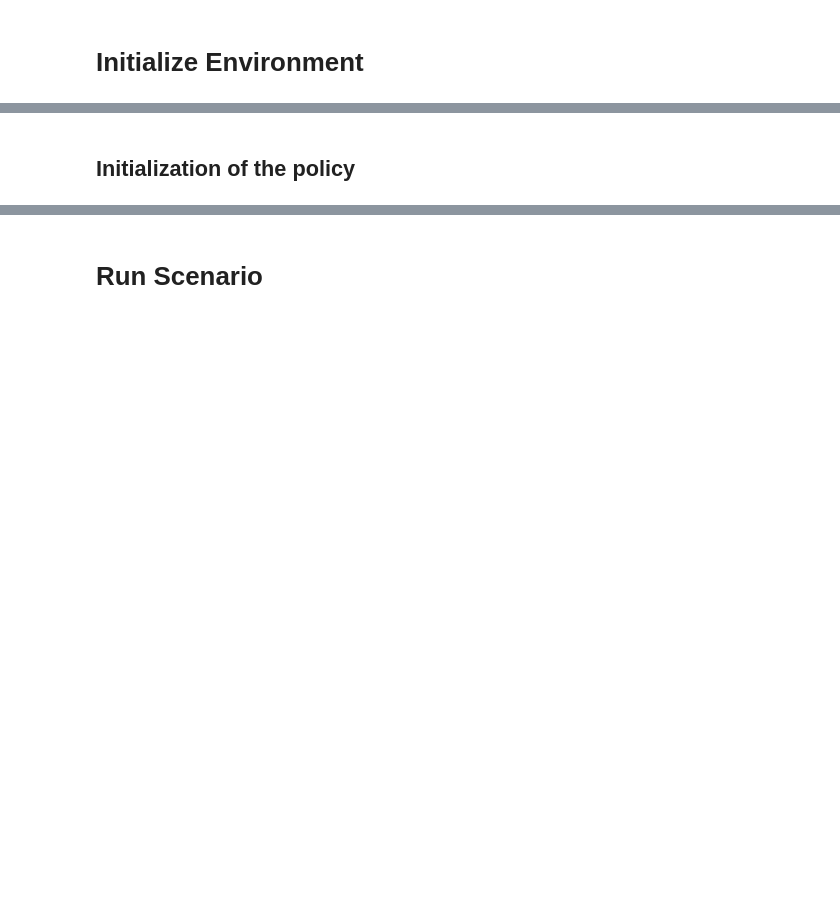
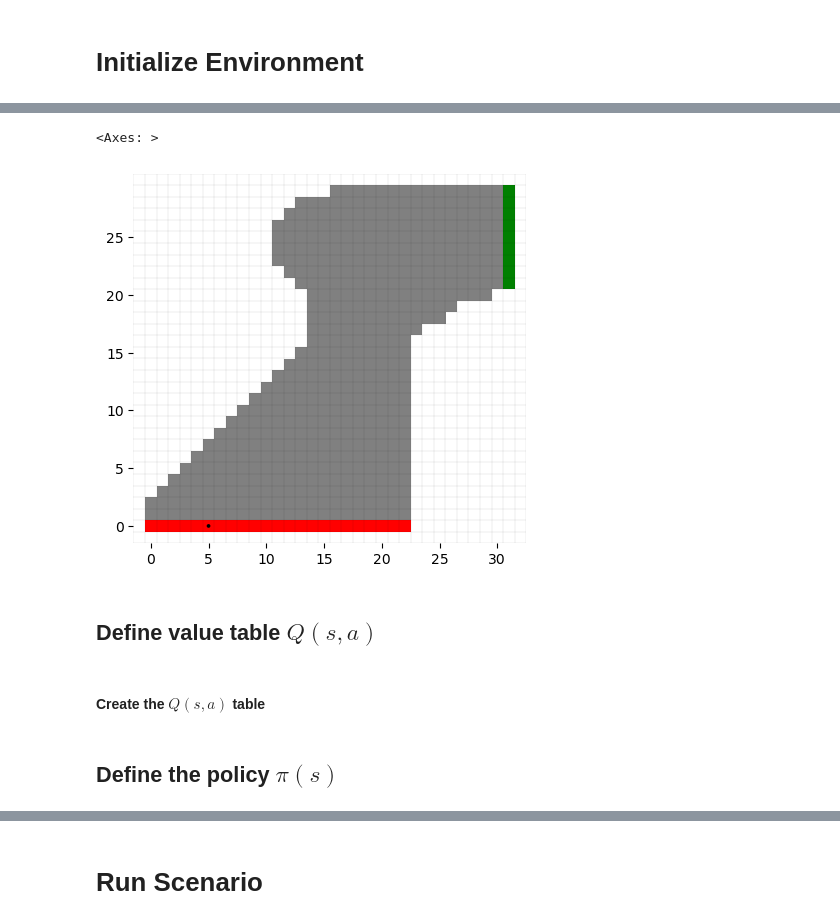
Before and after one commit to macacodigital/RL_Sutton_Barton_Studies, a Jupyter notebook: Chapter 5/Exercise-5_12.ipynb, the cells around one changed output, grey strips where cells are left out. Saved outputs shown, nothing was run; the diff lists cells and outputs as text; code cells hidden in the pictures; blank space fills up the shorter version.

```diff
--- a/Chapter 5/Exercise-5_12.ipynb
+++ b/Chapter 5/Exercise-5_12.ipynb
@@ -17,0 +25,9 @@ env = racetrack()
+# %%
+env.render()
+# %% [output]
+<Axes: >
+[figure, added]
+# %% [markdown]
+## Define value table $Q(s, a)$
+# %% [markdown]
+#### Create the $Q(s, a)$ table
@@ -18,2 +36,2 @@ env = racetrack()
 # %% [markdown]
-## Initialization of the policy
+## Define the policy $\pi(s)$
```
Also changed, not shown: parts of 35 cells of this notebook, 4 other files.
